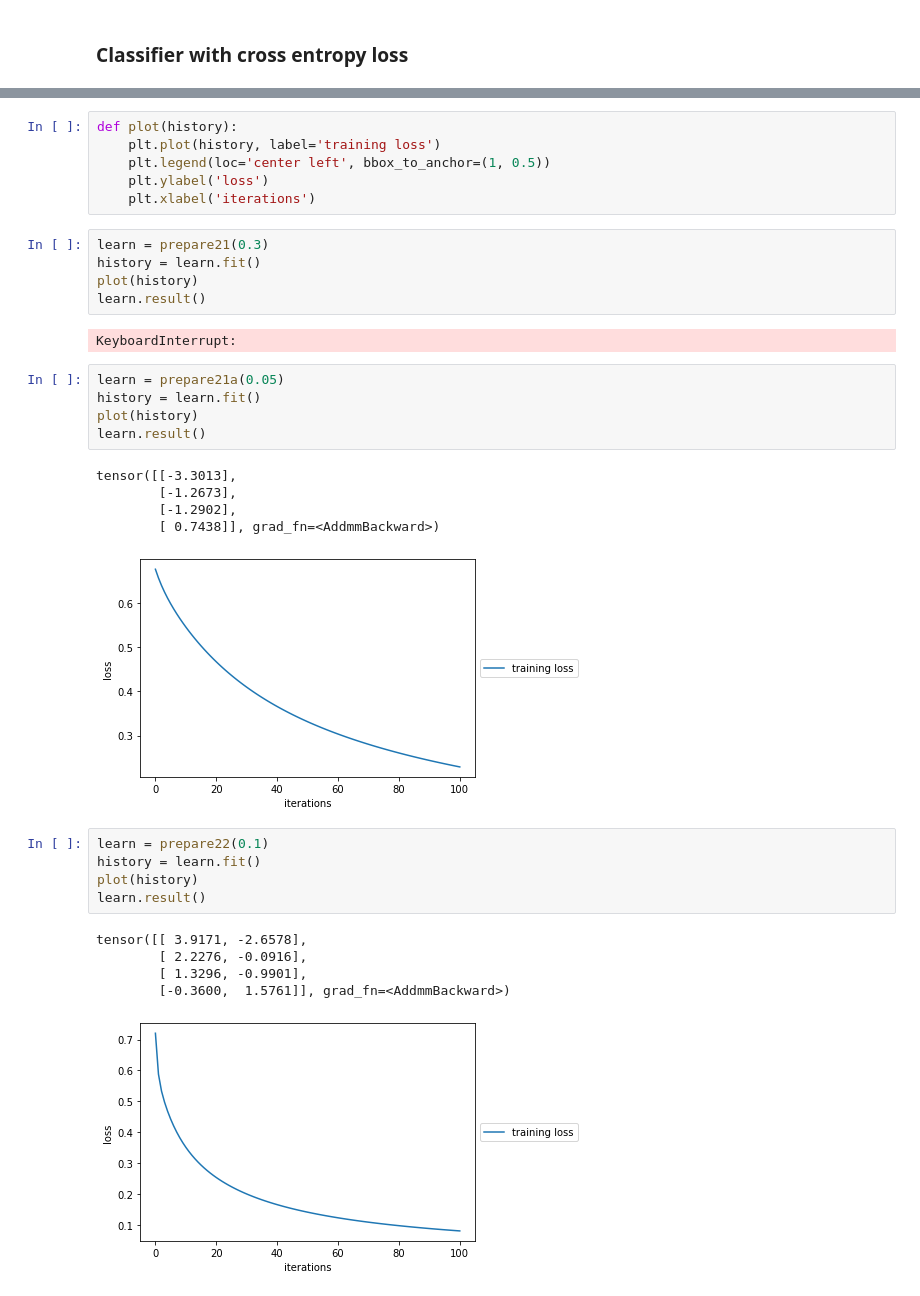
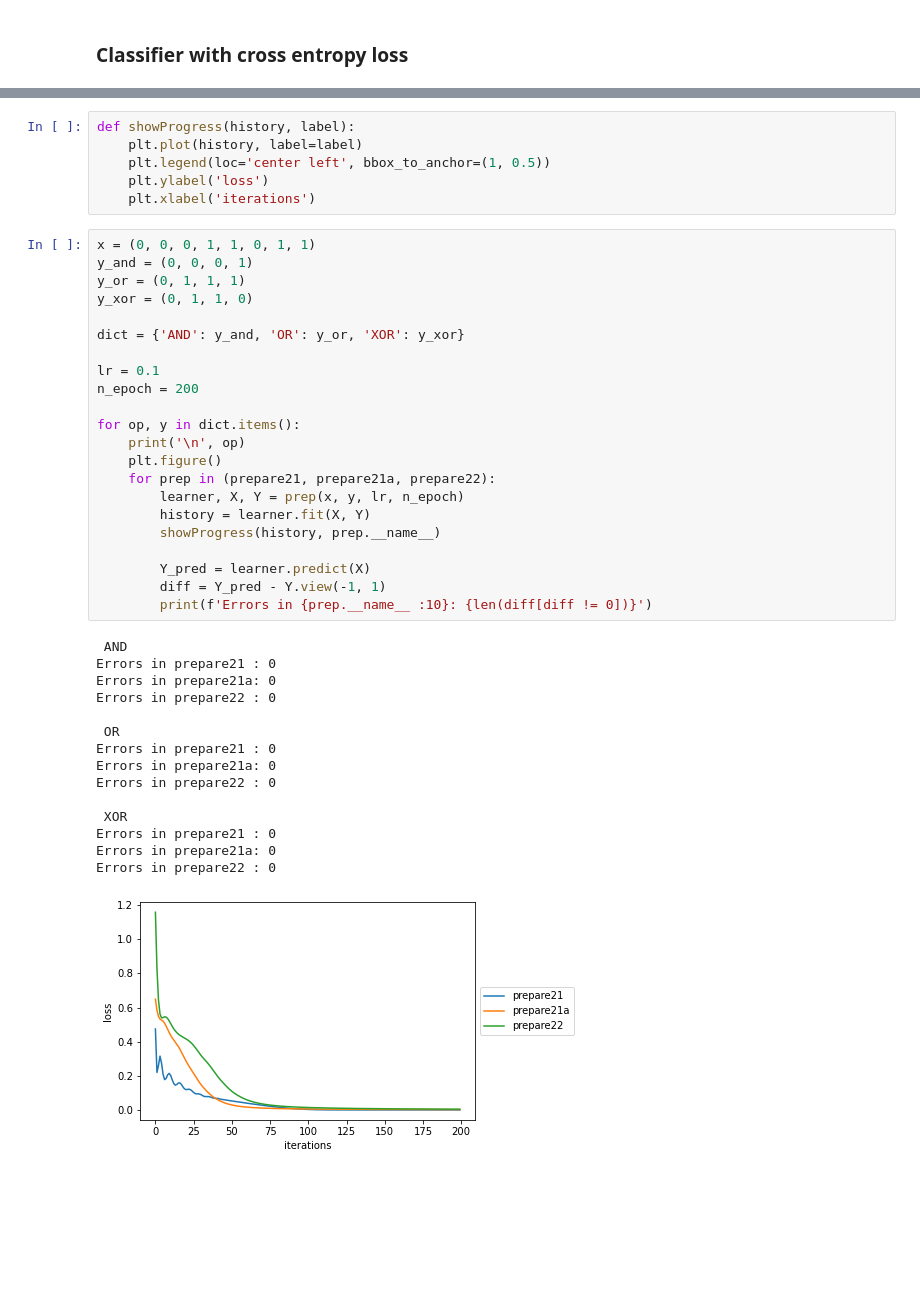
Before and after one commit to johsieders/fttai, a Jupyter notebook: src/basics/aufgabe_01.ipynb, the cells around one changed output, grey strips where cells are left out. Drawn from its saved outputs; the diff is of its cells as text; blank space fills up the shorter version.

```diff
--- a/src/basics/aufgabe_01.ipynb
+++ b/src/basics/aufgabe_01.ipynb
@@ -86,35 +91,44 @@ def prepare22(lr):
 # %%
-def plot(history):
-    plt.plot(history, label='training loss')
+def showProgress(history, label):
+    plt.plot(history, label=label)
     plt.legend(loc='center left', bbox_to_anchor=(1, 0.5))
     plt.ylabel('loss')
     plt.xlabel('iterations')
-# %%
-learn = prepare21(0.3)
-history = learn.fit()
-plot(history)
-learn.result()
-# %% [output]
-KeyboardInterrupt:
-# %%
-learn = prepare21a(0.05)
-history = learn.fit()
-plot(history)
-learn.result()
-# %% [output]
-tensor([[-3.3013],
-        [-1.2673],
-        [-1.2902],
-        [ 0.7438]], grad_fn=<AddmmBackward>)
-[figure, removed]
-# %%
-learn = prepare22(0.1)
-history = learn.fit()
-plot(history)
-learn.result()
-# %% [output]
-tensor([[ 3.9171, -2.6578],
-        [ 2.2276, -0.0916],
-        [ 1.3296, -0.9901],
-        [-0.3600,  1.5761]], grad_fn=<AddmmBackward>)
-[figure, removed]
+# %%
+x = (0, 0, 0, 1, 1, 0, 1, 1)
+y_and = (0, 0, 0, 1)
+y_or = (0, 1, 1, 1)
+y_xor = (0, 1, 1, 0)
+
+dict = {'AND': y_and, 'OR': y_or, 'XOR': y_xor}
+
+lr = 0.1
+n_epoch = 200
+
+for op, y in dict.items():
+    print('\n', op)
+    plt.figure()
+    for prep in (prepare21, prepare21a, prepare22):
+        learner, X, Y = prep(x, y, lr, n_epoch)
+        history = learner.fit(X, Y)
+        showProgress(history, prep.__name__)
+
+        Y_pred = learner.predict(X)
+        diff = Y_pred - Y.view(-1, 1)
+        print(f'Errors in {prep.__name__ :10}: {len(diff[diff != 0])}')
+# %% [output]
+ AND
+Errors in prepare21 : 0
+Errors in prepare21a: 0
+Errors in prepare22 : 0
+
+ OR
+Errors in prepare21 : 0
+Errors in prepare21a: 0
+Errors in prepare22 : 0
+
+ XOR
+Errors in prepare21 : 0
+Errors in prepare21a: 0
+Errors in prepare22 : 0
+[figure, added]
```
Also changed, not shown: parts of 5 cells of this notebook, 14 other files.
